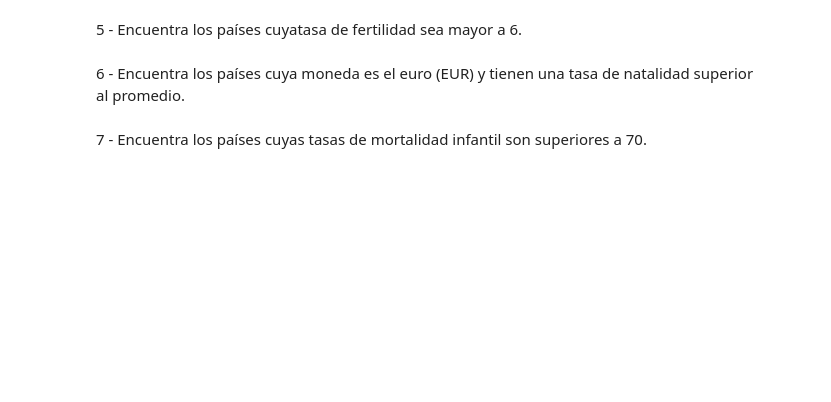
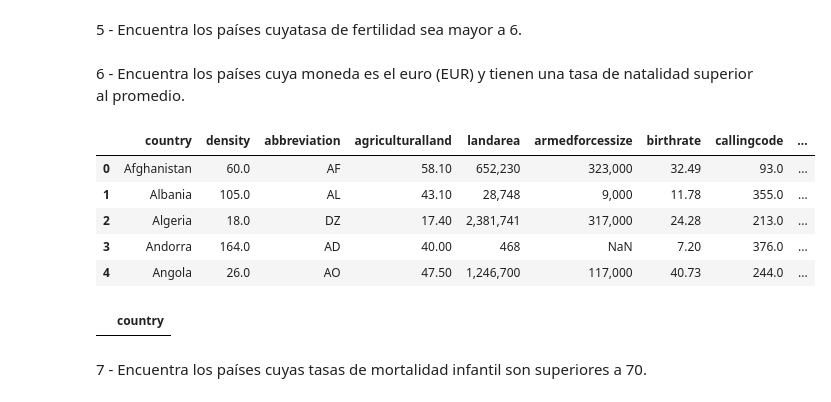
Before and after one commit to clarasdata/adalab-ej-pairprogramming-Andrea-Clara-pandas-numpy, a Jupyter notebook: 04-pair-union-intro-limpieza.ipynb, the cells around one changed output. Drawn from its saved outputs; the diff is of its cells as text; code cells hidden in the pictures; blank space fills up the shorter version.

```diff
--- a/04-pair-union-intro-limpieza.ipynb
+++ b/04-pair-union-intro-limpieza.ipynb
@@ -311,2 +370,20 @@ condicion_1_mortalidad_infan
+# %%
+merge_world.head()
+# %% [output]
+|  | country | density | abbreviation | agriculturalland | landarea | armedforcessize | birthrate | callingcode | ... |
+| 0 | Afghanistan | 60.0 | AF | 58.10 | 652,230 | 323,000 | 32.49 | 93.0 | ... |
+| 1 | Albania | 105.0 | AL | 43.10 | 28,748 | 9,000 | 11.78 | 355.0 | ... |
+| 2 | Algeria | 18.0 | DZ | 17.40 | 2,381,741 | 317,000 | 24.28 | 213.0 | ... |
+| 3 | Andorra | 164.0 | AD | 40.00 | 468 | NaN | 7.20 | 376.0 | ... |
+| 4 | Angola | 26.0 | AO | 47.50 | 1,246,700 | 117,000 | 40.73 | 244.0 | ... |
+# %%
+condicion_6 = (merge_world["birthrate"] > merge_world["birthrate"].mean()) & (merge_world["currency-code"] == "EUR")
+df_condicion_6 = merge_world.loc[condicion_6, "country"]
+df_condicion_6 = pd.DataFrame(df_condicion_6)
+df_condicion_6
+
+#nota: no salen datos, por lo que no hay paises que cumplan esta condición.
+# %% [output]
+|  | country |
 # %% [markdown]
 7 - Encuentra los países cuyas tasas de mortalidad infantil son superiores a 70.
```
Also changed, not shown: parts of 5 cells of this notebook.
